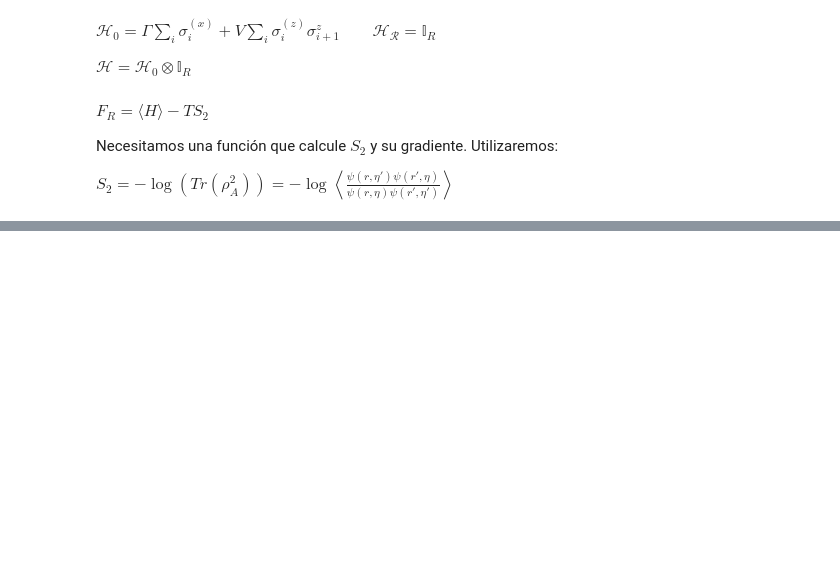
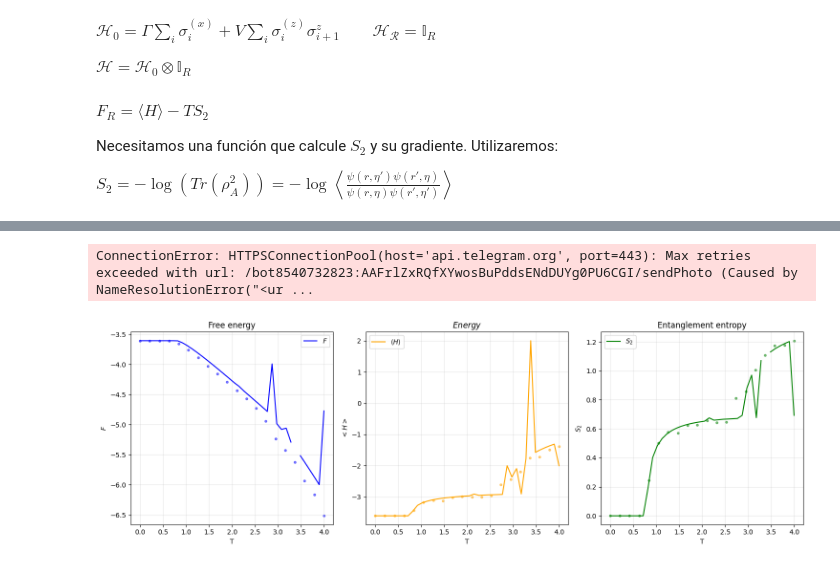
Before and after one commit to ismaelcastrouimp/TFM, a Jupyter notebook: Ancilla_Ising.ipynb, the cells around one changed output, grey strips where cells are left out. Saved outputs shown, nothing was run; the diff lists cells and outputs as text; code cells hidden in the pictures; blank space fills up the shorter version.

```diff
--- a/Ancilla_Ising.ipynb
+++ b/Ancilla_Ising.ipynb
@@ -2940,3 +2324,38 @@ plt.show()
+# %%
+fig, (ax1, ax2, ax3) = plt.subplots(1, 3, figsize=(15, 5))
+
+ax1.scatter(T_array, free_energy_results, color="Blue", s=10, alpha=0.5)
+ax1.plot(T_array_scipy, free_energy_results_scipy, color="Blue", label=r"$F$")
+ax1.set_xlabel("T")
+ax1.set_ylabel("$F$")
+ax1.set_title("Free energy")
+ax1.legend()
+ax1.grid(True, alpha=0.3)
+
+ax2.scatter(T_array, energy_results, color="Orange", s=10, alpha=0.5)
+ax2.plot(T_array_scipy, energy_results_scipy, color="Orange", label=r"$\langle H\rangle$")
+ax2.set_xlabel("T")
+ax2.set_ylabel("$<H>$")
+ax2.set_title("$Energy$")
+ax2.legend()
+ax2.grid(True, alpha=0.3)
+
+ax3.scatter(T_array, entropy_results, color="Green", s=10, alpha=0.5)
+ax3.plot(T_array_scipy, entropy_results_scipy, color="Green", label=r"$S_2$")
+ax3.set_xlabel("T")
+ax3.set_ylabel("$S_2$")
+ax3.set_title("Entanglement entropy")
+ax3.legend()
+ax3.grid(True, alpha=0.3)
+
+plt.tight_layout()
+
+plt.savefig("output.png", dpi=200, bbox_inches="tight")
+enviar_grafica_telegram()
+plt.show()
+# %% [output]
+ConnectionError: HTTPSConnectionPool(host='api.telegram.org', port=443): Max retries exceeded with url: /bot8540732823:AAFrlZxRQfXYwosBuPddsENdDUYg0PU6CGI/sendPhoto (Caused by NameResolutionError("<ur ...
+[figure, added]
 # %%
 #Avisar de que ha acabado
 import requests
```
Also changed, not shown: parts of 39 cells of this notebook.
